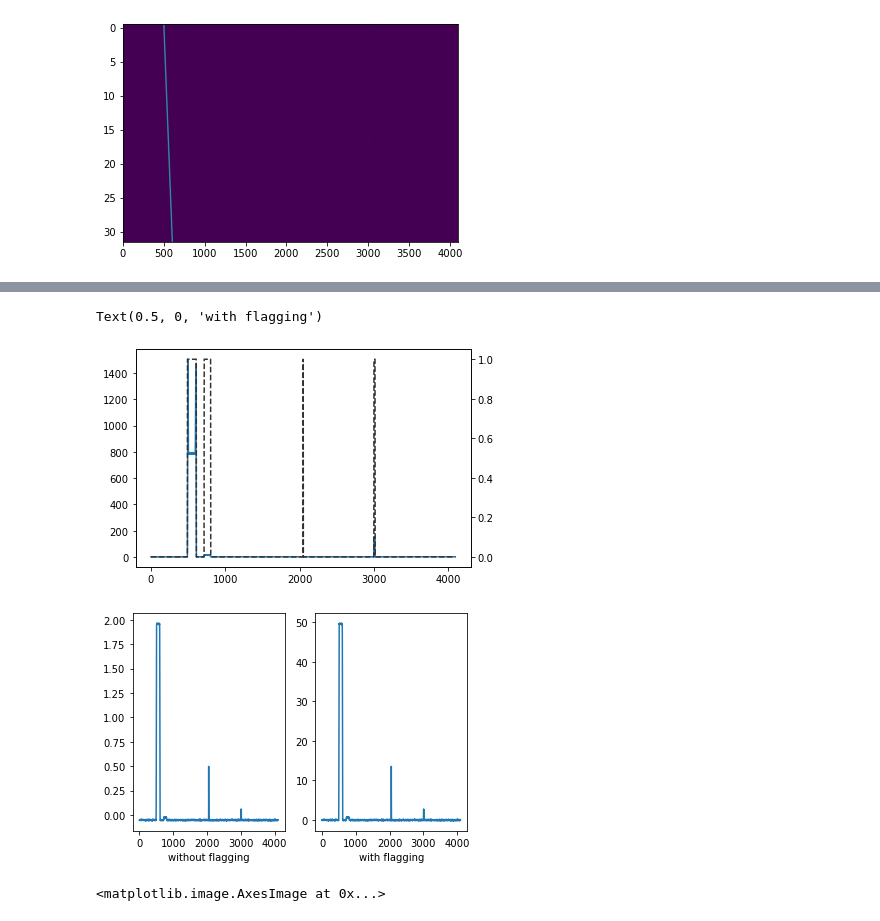
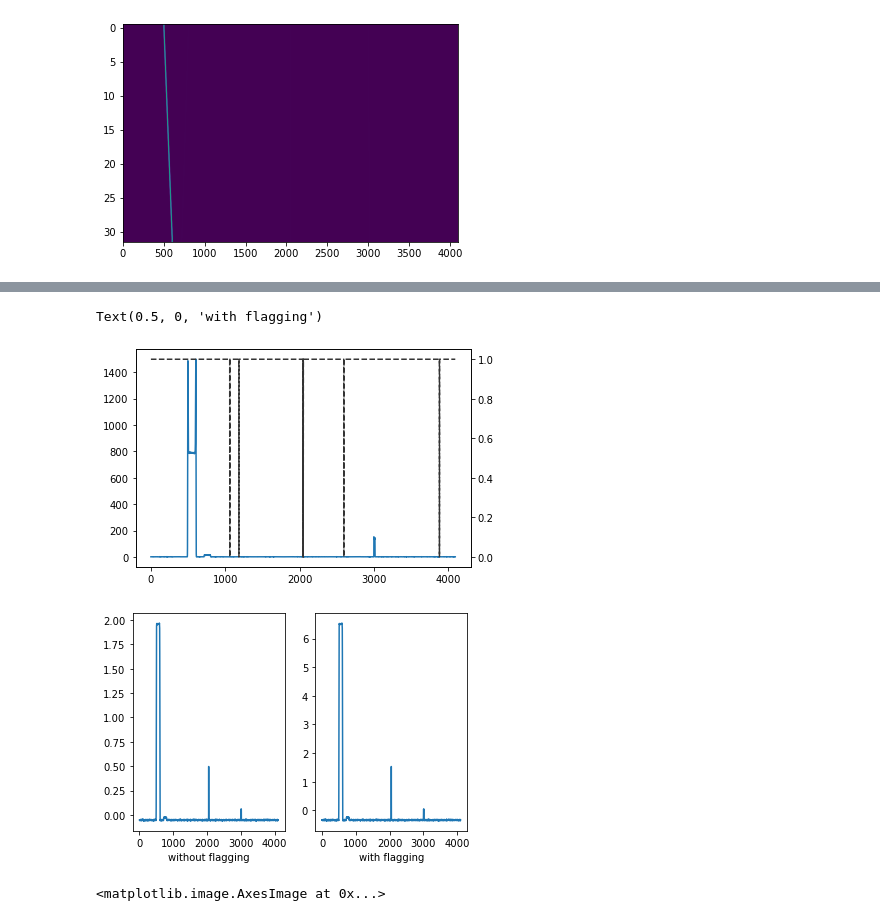
Before and after one commit to UCBerkeleySETI/hyperseti, a Jupyter notebook: notebook/devel/kurtosis_devel.ipynb, the cells around one changed output, grey strips where cells are left out. Drawn from its saved outputs; the diff is of its cells as text; code cells hidden in the pictures.

```diff
--- a/notebook/devel/kurtosis_devel.ipynb
+++ b/notebook/devel/kurtosis_devel.ipynb
@@ -212,18 +212,27 @@ plt.imshow(frame.data, aspect='auto')
 <matplotlib.image.AxesImage at 0x...>
 [figure]
 # %%
+metadata['frequency_step'] = metadata['df']
+metadata['time_step'] = metadata['dt']
 sk = spectral_kurtosis(frame.data.reshape((32, 1, 4096)), metadata, return_space='cpu')
 print(f"MEAN {np.mean(sk):2.3f} STD {np.std(sk)}")
+
 
 plt.plot(sk)
 plt.twinx()
 d = frame.data.reshape((32, 1, 4096))
-d_norm = hyperseti.normalize(d, return_space='cpu')
 
-mask = hyperseti.kurtosis.sk_flag(d, metadata, n_sigma_lower=2, n_sigma_upper=5,
+
+
+d_norm = hyperseti.dedoppler.normalize(d, return_space='cpu')
+import copy
+metadata = copy.deepcopy(metadata)
+
+print(type(d_norm),  "HERE")
+mask = hyperseti.kurtosis.sk_flag(d_norm, metadata, n_sigma_lower=2, n_sigma_upper=5,
                                   flag_upper=True, flag_lower=True, return_space='cpu')
 
-d_norm_flagged = hyperseti.normalize(d, mask, return_space='cpu')
+d_norm_flagged = hyperseti.dedoppler.normalize(d, mask, return_space='cpu')
 
 print(type(mask))
 plt.plot(mask, ls='dashed', color='#333333')
@@ -254,7 +263,7 @@ MEAN 25.629 STD 143.02912967903634
 <class 'numpy.ndarray'>
 Text(0.5, 0, 'with flagging')
-[figure, old version]
+[figure, new version]
-[figure, old version]
+[figure, new version]
 # %%
 df = cp.asarray(d_norm)
 mask_gpu = cp.repeat(cp.asarray(mask.reshape(1, 1, len(mask))), d_norm.shape[0], axis=0)
```
Also changed, not shown: parts of 1 cell of this notebook.
